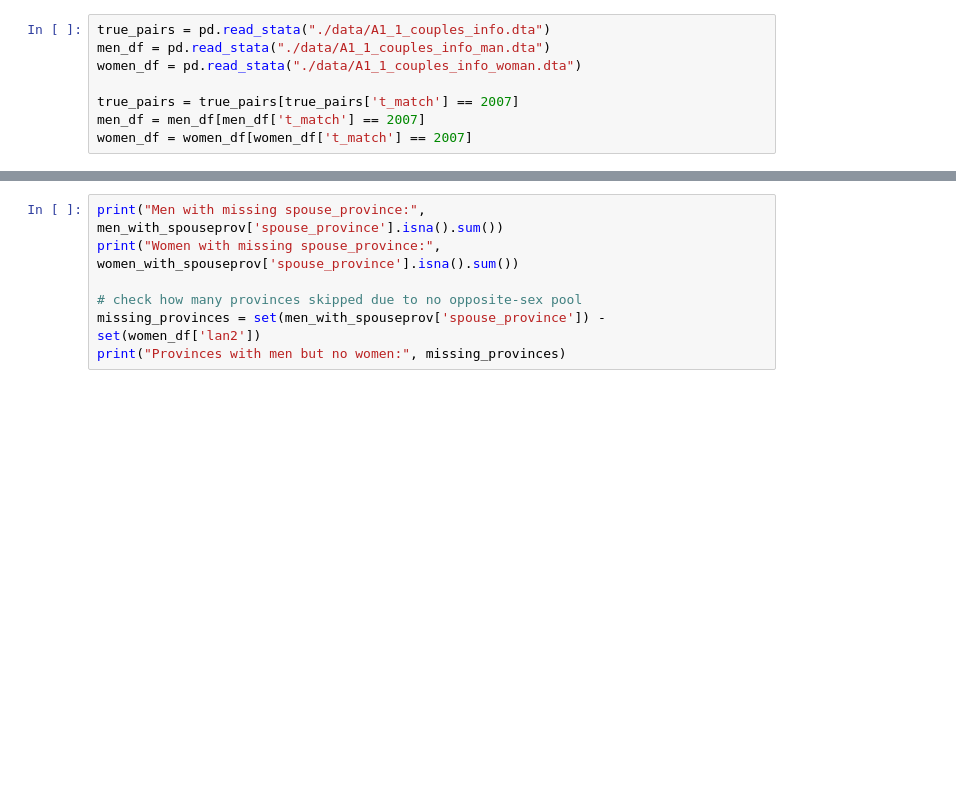
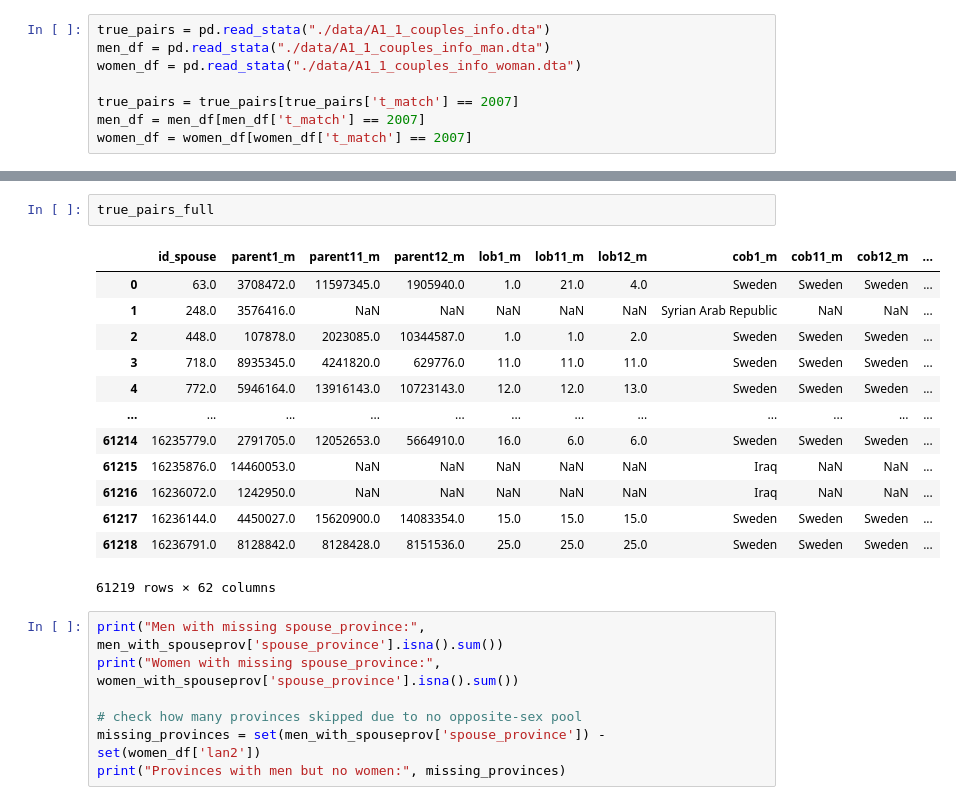
Before and after one commit to sabourikenari/Social-Class-Marriage-Market, a Jupyter notebook: analysis/A1_1_master.ipynb, the cells around one changed output, grey strips where cells are left out. Cells and saved outputs as stored; diff of their text form; blank space fills up the shorter version.

```diff
--- a/analysis/A1_1_master.ipynb
+++ b/analysis/A1_1_master.ipynb
@@ -133,3 +138,19 @@ Name: count, dtype: int64
+# %%
+true_pairs_full
+# %% [output]
+|  | id_spouse | parent1_m | parent11_m | parent12_m | lob1_m | lob11_m | lob12_m | cob1_m | cob11_m | cob12_m | ... |
+| 0 | 63.0 | 3708472.0 | 11597345.0 | 1905940.0 | 1.0 | 21.0 | 4.0 | Sweden | Sweden | Sweden | ... |
+| 1 | 248.0 | 3576416.0 | NaN | NaN | NaN | NaN | NaN | Syrian Arab Republic | NaN | NaN | ... |
+| 2 | 448.0 | 107878.0 | 2023085.0 | 10344587.0 | 1.0 | 1.0 | 2.0 | Sweden | Sweden | Sweden | ... |
+| 3 | 718.0 | 8935345.0 | 4241820.0 | 629776.0 | 11.0 | 11.0 | 11.0 | Sweden | Sweden | Sweden | ... |
+| 4 | 772.0 | 5946164.0 | 13916143.0 | 10723143.0 | 12.0 | 12.0 | 13.0 | Sweden | Sweden | Sweden | ... |
+| ... | ... | ... | ... | ... | ... | ... | ... | ... | ... | ... | ... |
+| 61214 | 16235779.0 | 2791705.0 | 12052653.0 | 5664910.0 | 16.0 | 6.0 | 6.0 | Sweden | Sweden | Sweden | ... |
+| 61215 | 16235876.0 | 14460053.0 | NaN | NaN | NaN | NaN | NaN | Iraq | NaN | NaN | ... |
+| 61216 | 16236072.0 | 1242950.0 | NaN | NaN | NaN | NaN | NaN | Iraq | NaN | NaN | ... |
+| 61217 | 16236144.0 | 4450027.0 | 15620900.0 | 14083354.0 | 15.0 | 15.0 | 15.0 | Sweden | Sweden | Sweden | ... |
+| 61218 | 16236791.0 | 8128842.0 | 8128428.0 | 8151536.0 | 25.0 | 25.0 | 25.0 | Sweden | Sweden | Sweden | ... |
+61219 rows × 62 columns
 # %%
 print("Men with missing spouse_province:", men_with_spouseprov['spouse_province'].isna().sum())
 print("Women with missing spouse_province:", women_with_spouseprov['spouse_province'].isna().sum())
```
Also changed, not shown: parts of 13 cells of this notebook, 1 other file.
